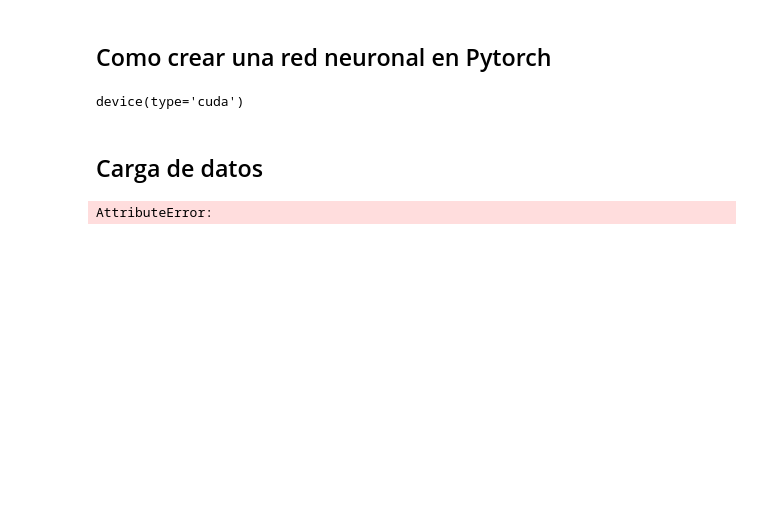
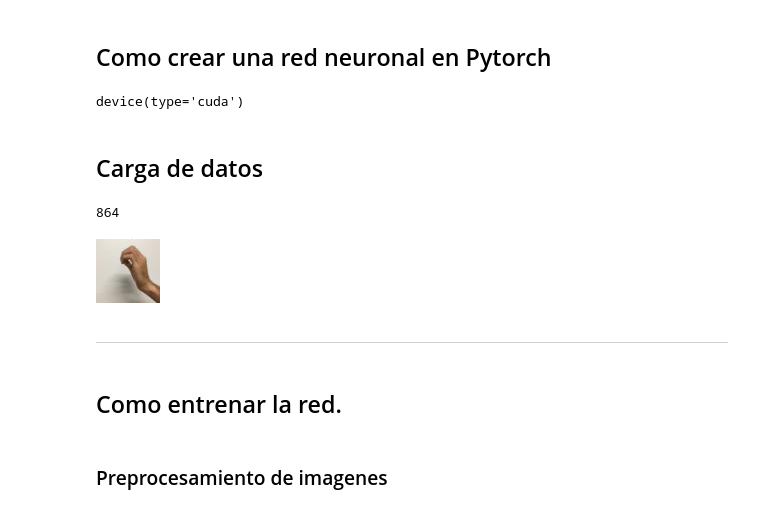
Before and after one commit to iMarioSL/Deep-learning-platzi, a Jupyter notebook: Red neuronal en Pytorch.ipynb, the cells around one changed output. Drawn from its saved outputs; the diff is of its cells as text; code cells hidden in the pictures; blank space fills up the shorter version.

```diff
--- a/Red neuronal en Pytorch.ipynb
+++ b/Red neuronal en Pytorch.ipynb
@@ -64,13 +64,13 @@ class SIGNSDataset(Dataset):
         self.filesnames = [os.path.join(path, f) for f in files if f.endswith(".jpg")]
 
         self.targets = [int(f[0]) for f in files]
-        self.transfrom = transform
+        self.transform = transform
 
     def __len__(self):
-        return len(self.filenames)
+        return len(self.filesnames)
 
-    def __getitem(self, idx):
-        image = Image.open(self.filenames[idx])
+    def __getitem__(self, idx):
+        image = Image.open(self.filesnames[idx])
         if self.transform:
             image = self.transform(image)
         return image, self.targets[idx]
@@ -79,4 +79,14 @@ signs = SIGNSDataset("C:\\Users\\masan\\Desktop\\Cursos Platzi\\Deep learning co
 # %%
 len(signs)
 # %% [output]
-AttributeError:
+864
+# %%
+signs[0][0]
+# %% [output]
+[figure, added]
+# %% [markdown]
+---
+# %% [markdown]
+## Como entrenar la red.
+# %% [markdown]
+### Preprocesamiento de imagenes
```
Also changed, not shown: parts of 9 cells of this notebook, 1 other file.
